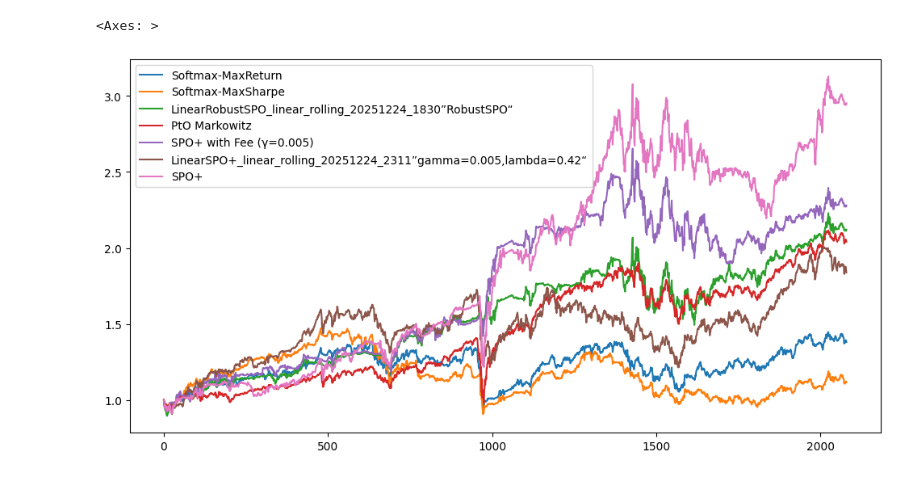
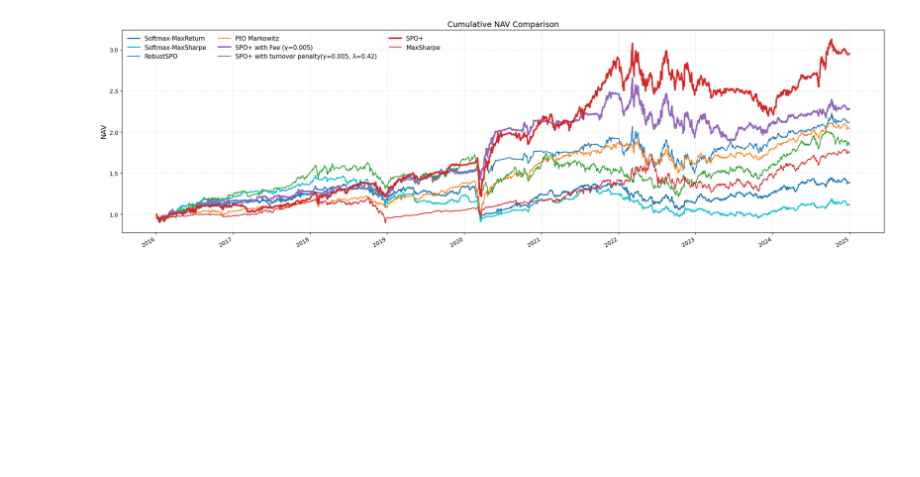
Before and after one commit to UnbreakablePACHES/spo4portfolio-v2, a Jupyter notebook: notebooks/ResultPlot.ipynb, the cells around one changed output. Cells and saved outputs as stored; diff of their text form; code cells hidden in the pictures; blank space fills up the shorter version.

Commit message:
updated plot

```diff
--- a/notebooks/ResultPlot.ipynb
+++ b/notebooks/ResultPlot.ipynb
@@ -7,11 +7,11 @@ rename_map = {
     "LinearNNSoftmax_softmax_rolling_20251220_0149“maxreturn”": "Softmax-MaxReturn",
     "LinearNNSoftmax_softmax_rolling_20251222_1806“maxsharpe”": "Softmax-MaxSharpe",
     # ===== Robust SPO =====
-    "LinearRobustSPO_linear_rolling_20251224_1830“RobustSPO”": "RobustSPO",
+    "LinearRobustSPO_linear_rolling_20251224_1830”RobustSPO“": "RobustSPO",
     # ===== SPO+ variants =====
     "LinearSPO+_linear_rolling_20251223_1614“markowitzPO”": "PtO Markowitz",
     "LinearSPO+_linear_rolling_20251224_2011“gamma=0.005”": "SPO+ with Fee (γ=0.005)",
-    "LinearSPO+_linear_rolling_20251224_2311“gamma=0.005,lambda=0.42”": "SPO+ with turnover penalty(γ=0.005, λ=0.42)",
+    "LinearSPO+_linear_rolling_20251224_2311”gamma=0.005,lambda=0.42“": "SPO+ with turnover penalty(γ=0.005, λ=0.42)",
     # ===== Tuned SPO+ =====
     "LinearSPO+_rolling_optuna_20251220_0037": "SPO+",
 }
@@ -71,5 +145,17 @@ display(nav_df)  # 如果在 Jupyter Notebook 中运行，可以看到表格
 # %%
-nav_df.plot(figsize=(12, 6))
+fig, ax = plt.subplots(figsize=(20, 6))
+
+for col in nav_df.columns:
+    style = style_map.get(col, {})
+    nav_df[col].plot(ax=ax, label=col, **style)
+
+ax.set_ylabel("NAV", fontsize=13)
+ax.set_title("Cumulative NAV Comparison", fontsize=14)
+ax.grid(True, linestyle="--", alpha=0.3)
+
+ax.legend(ncol=3, fontsize=11, frameon=False, loc="upper left")
+
+plt.tight_layout()
+plt.show()
 # %% [output]
-<Axes: >
-[figure, old version]
+[figure, new version]
```
Also changed, not shown: parts of 2 cells of this notebook.
